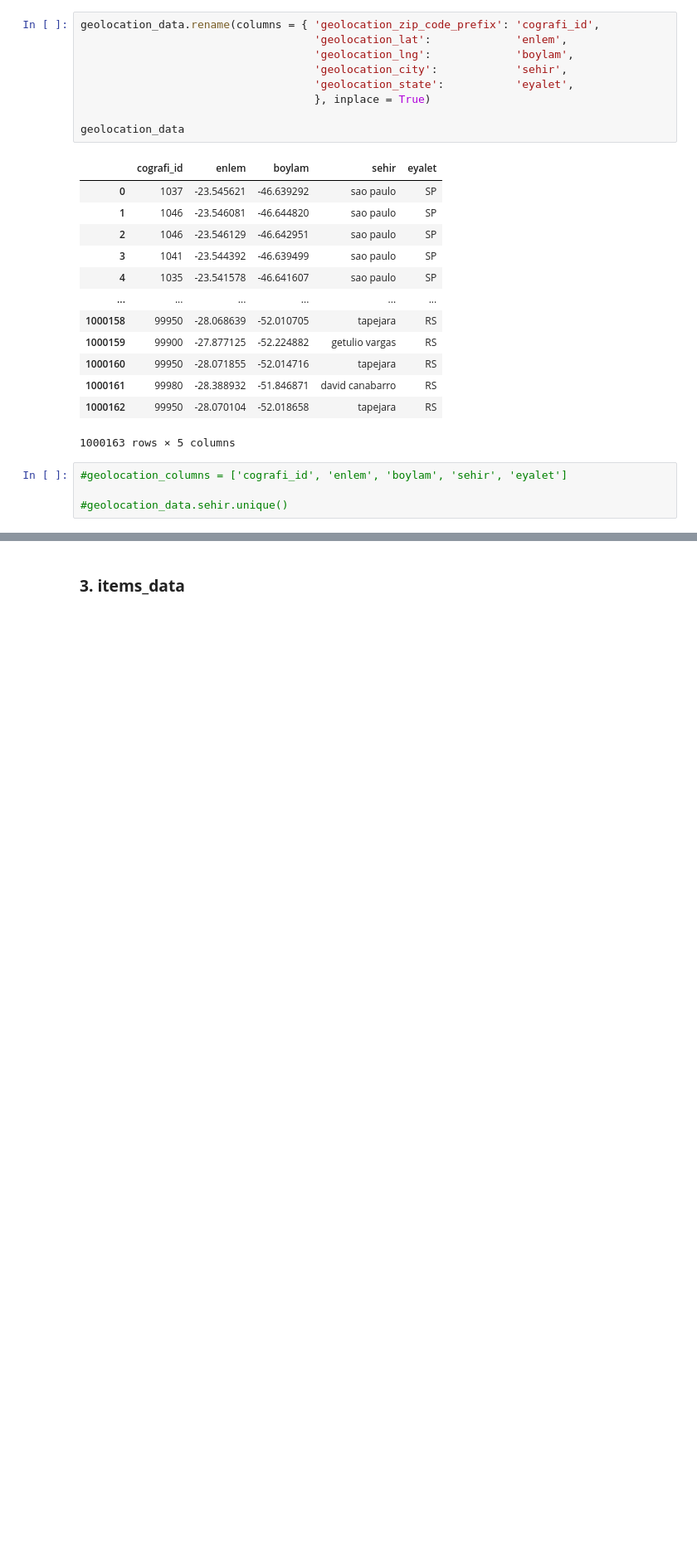
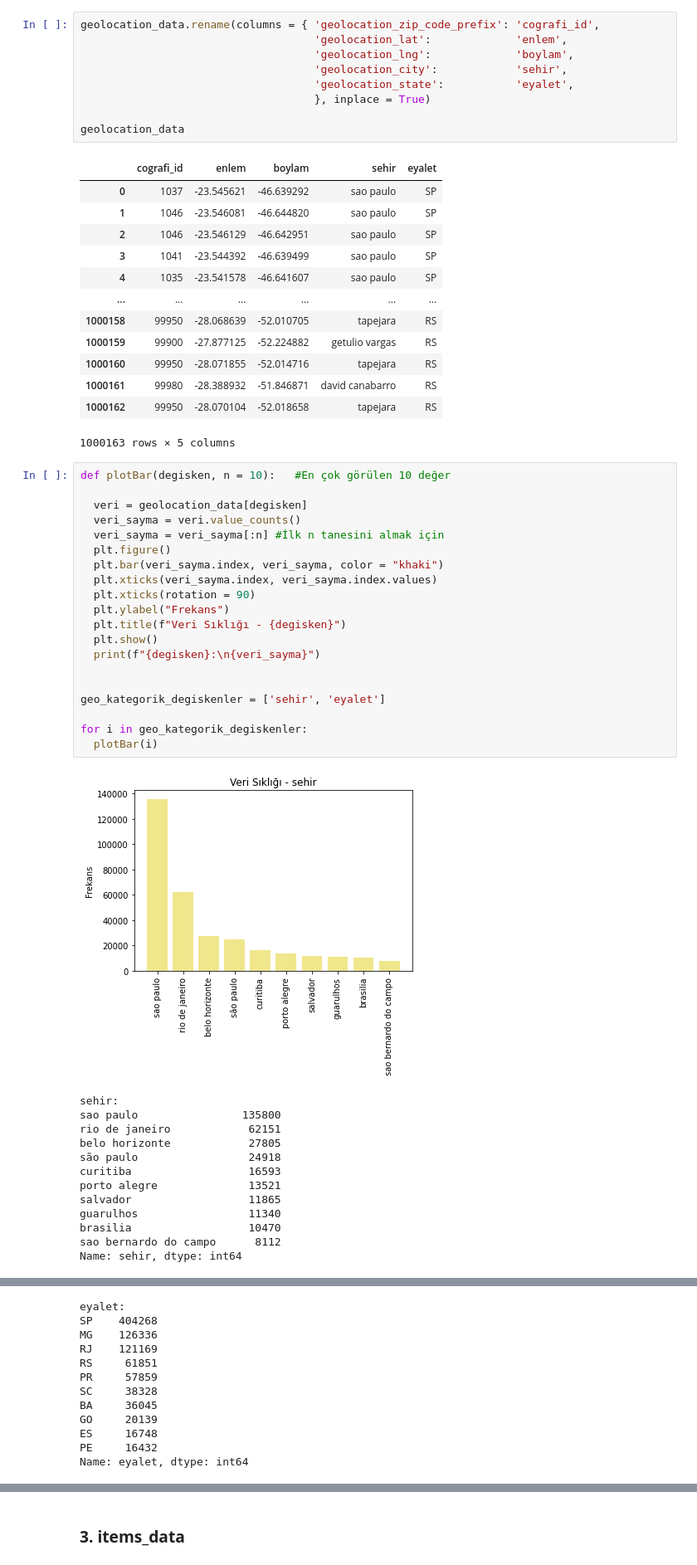
Before and after one commit to sudeokumus/womenintech_python_bitirme_projesi, a Jupyter notebook: ayrintilar.ipynb, the cells around one changed output, grey strips where cells are left out. Shown at 83% size. Cells and saved outputs as stored; diff of their text form; blank space fills up the shorter version.

```diff
--- a/ayrintilar.ipynb
+++ b/ayrintilar.ipynb
@@ -373,7 +423,37 @@ geolocation_data
 | 1000161 | 99980 | -28.388932 | -51.846871 | david canabarro | RS |
 | 1000162 | 99950 | -28.070104 | -52.018658 | tapejara | RS |
 1000163 rows × 5 columns
-# %%
-#geolocation_columns = ['cografi_id', 'enlem', 'boylam', 'sehir', 'eyalet']
-
-#geolocation_data.sehir.unique()
+# %%
+def plotBar(degisken, n = 10):   #En çok görülen 10 değer
+
+  veri = geolocation_data[degisken]
+  veri_sayma = veri.value_counts()
+  veri_sayma = veri_sayma[:n] #İlk n tanesini almak için
+  plt.figure()
+  plt.bar(veri_sayma.index, veri_sayma, color = "khaki")
+  plt.xticks(veri_sayma.index, veri_sayma.index.values)
+  plt.xticks(rotation = 90)
+  plt.ylabel("Frekans")
+  plt.title(f"Veri Sıklığı - {degisken}")
+  plt.show()
+  print(f"{degisken}:\n{veri_sayma}")
+
+
+geo_kategorik_degiskenler = ['sehir', 'eyalet']
+
+for i in geo_kategorik_degiskenler:
+  plotBar(i)
+# %% [output]
+[figure, added]
+sehir:
+sao paulo                135800
+rio de janeiro            62151
+belo horizonte            27805
+são paulo                 24918
+curitiba                  16593
+porto alegre              13521
+salvador                  11865
+guarulhos                 11340
+brasilia                  10470
+sao bernardo do campo      8112
+Name: sehir, dtype: int64
@@ -380,3 +461,15 @@ geolocation_data
+eyalet:
+SP    404268
+MG    126336
+RJ    121169
+RS     61851
+PR     57859
+SC     38328
+BA     36045
+GO     20139
+ES     16748
+PE     16432
+Name: eyalet, dtype: int64
 # %%
 from shapely.geometry import Point
 import geopandas as gpd
```
Also changed, not shown: parts of 34 cells of this notebook, 6 other files.
